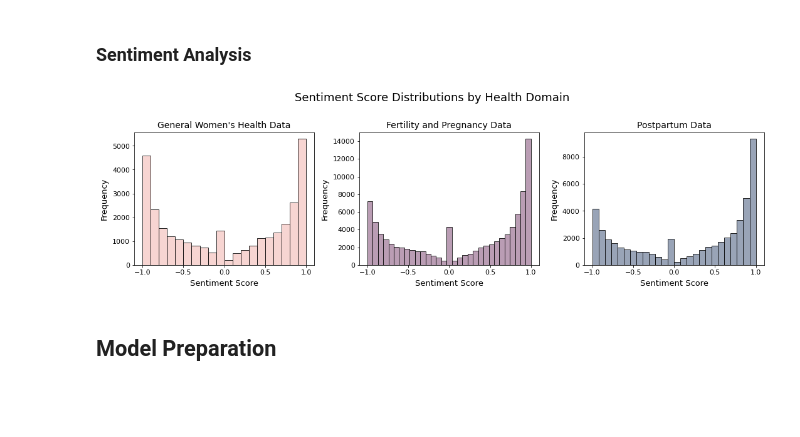
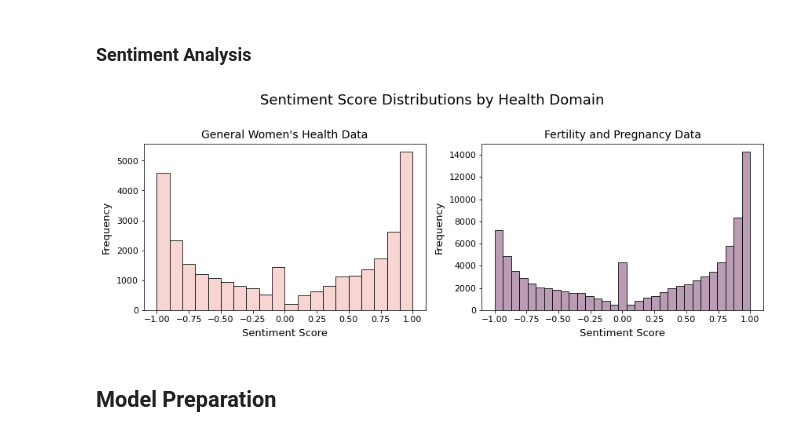
Before and after one commit to jlu90/Identifying-Womens-Health-Concerns, a Jupyter notebook: code/Project_Notebook.ipynb, the cells around one changed output. Cells and saved outputs as stored; diff of their text form; code cells hidden in the pictures; blank space fills up the shorter version.

```diff
--- a/code/Project_Notebook.ipynb
+++ b/code/Project_Notebook.ipynb
@@ -855,37 +776,29 @@ plot_top_words(lemmas_pospar_trigrams_counts,
 # %% [markdown]
 ### Sentiment Analysis
 # %%
-fig, axes = plt.subplots(1, 3, figsize = (15, 4))
+fig, axes = plt.subplots(1, 2, figsize = (12, 4))
 
 ax1 = axes[0]
 ax2 = axes[1]
-ax3 = axes[2]
 
 subplot_histogram(health['sentiment_score'],
                   axis = ax1,
                   title = 'General Women\'s Health Data',
                   x_label = 'Sentiment Score',
                   y_label = 'Frequency',
                   color = blush )
 
 
 subplot_histogram(obsgyn['sentiment_score'],
                   axis = ax2,
                   title = 'Fertility and Pregnancy Data',
                   x_label = 'Sentiment Score',
                   y_label = 'Frequency',
                   color = dark_purple)
 
-subplot_histogram(pospar['sentiment_score'],
-                  axis = ax3,
-                  title = 'Postpartum Data',
-                  x_label = 'Sentiment Score',
-                  y_label = 'Frequency',
-                  color = warm_grey)
-
 plt.suptitle('Sentiment Score Distributions by Health Domain', y = 1.12, size = 18);
 # %% [output]
-[figure, old version]
+[figure, new version]
 # %% [markdown]
 ## Model Preparation
 # %%
```
Also changed, not shown: parts of 103 cells of this notebook.
